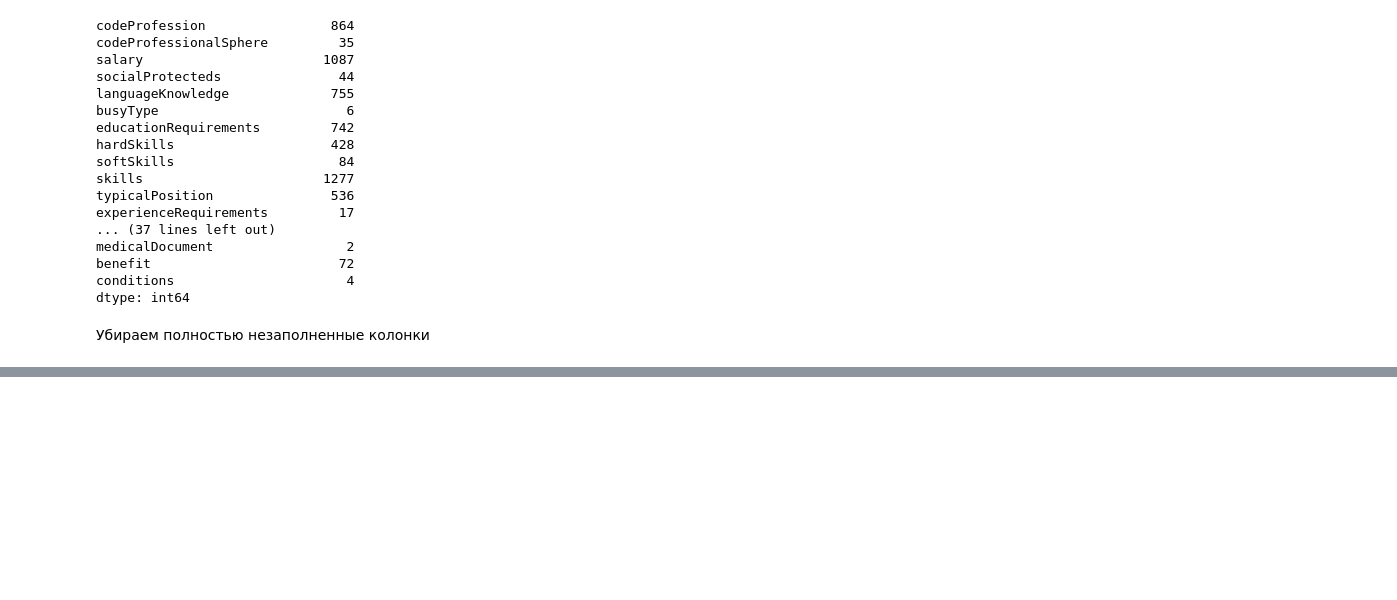
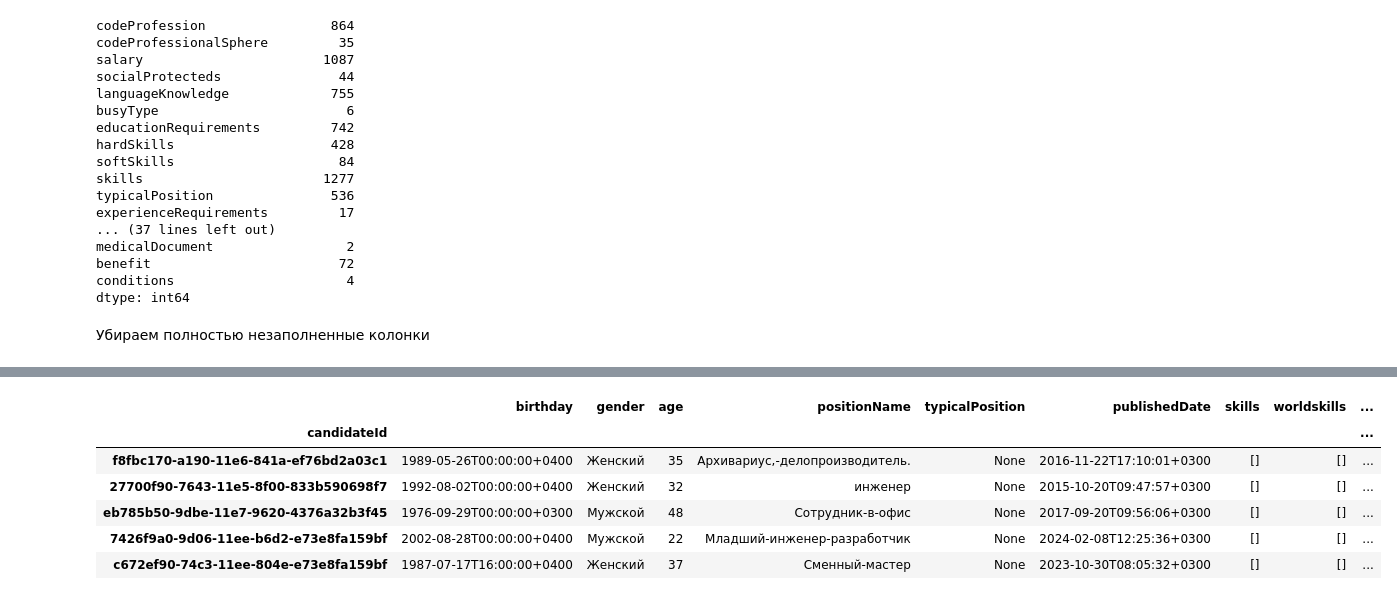
Before and after one commit to catlilface/diploma, a Jupyter notebook: eda.ipynb, the cells around one changed output, grey strips where cells are left out. Saved outputs shown, nothing was run; the diff lists cells and outputs as text; code cells hidden in the pictures; blank space fills up the shorter version.

```diff
--- a/eda.ipynb
+++ b/eda.ipynb
@@ -199,0 +221,2 @@ Rendering 5
+# %%
+clean_cv_df = cv_df.set_index('candidateId')
@@ -199,0 +233,2 @@ Rendering 5
+# %%
+clean_cv_df = clean_cv_df.drop(['id', 'stateRegionCode', 'locality', 'localityName', 'dateModify', 'dateCreate', 'codeExternalSystem', 'country', 'educationList', 'workExperienceList', 'innerInfo', 'salary'], axis=1)
@@ -199,0 +255,12 @@ Rendering 5
+# %%
+clean_cv_df = clean_cv_df.drop(['academicDegree'], axis=1)
+# %%
+clean_cv_df.head()
+# %% [output]
+|  | birthday | gender | age | positionName | typicalPosition | publishedDate | skills | worldskills | ... |
+| candidateId |  |  |  |  |  |  |  |  | ... |
+| f8fbc170-a190-11e6-841a-ef76bd2a03c1 | 1989-05-26T00:00:00+0400 | Женский | 35 | Архивариус,-делопроизводитель. | None | 2016-11-22T17:10:01+0300 | [] | [] | ... |
+| 27700f90-7643-11e5-8f00-833b590698f7 | 1992-08-02T00:00:00+0400 | Женский | 32 | инженер | None | 2015-10-20T09:47:57+0300 | [] | [] | ... |
+| eb785b50-9dbe-11e7-9620-4376a32b3f45 | 1976-09-29T00:00:00+0300 | Мужской | 48 | Сотрудник-в-офис | None | 2017-09-20T09:56:06+0300 | [] | [] | ... |
+| 7426f9a0-9d06-11ee-b6d2-e73e8fa159bf | 2002-08-28T00:00:00+0400 | Мужской | 22 | Младший-инженер-разработчик | None | 2024-02-08T12:25:36+0300 | [] | [] | ... |
+| c672ef90-74c3-11ee-804e-e73e8fa159bf | 1987-07-17T16:00:00+0400 | Женский | 37 | Сменный-мастер | None | 2023-10-30T08:05:32+0300 | [] | [] | ... |
```
Also changed, not shown: parts of 24 cells of this notebook.
